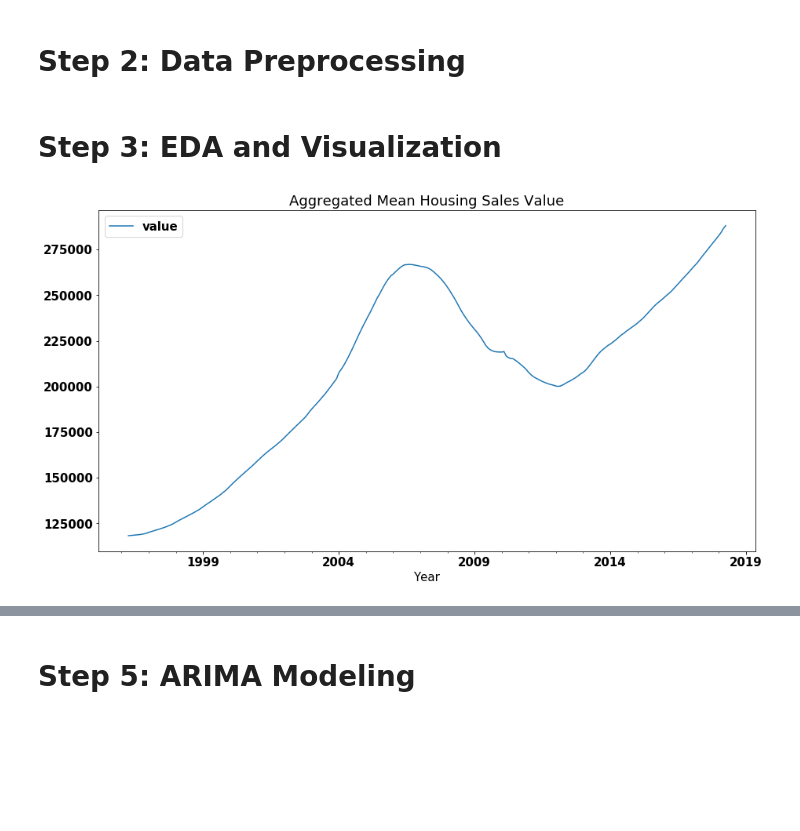
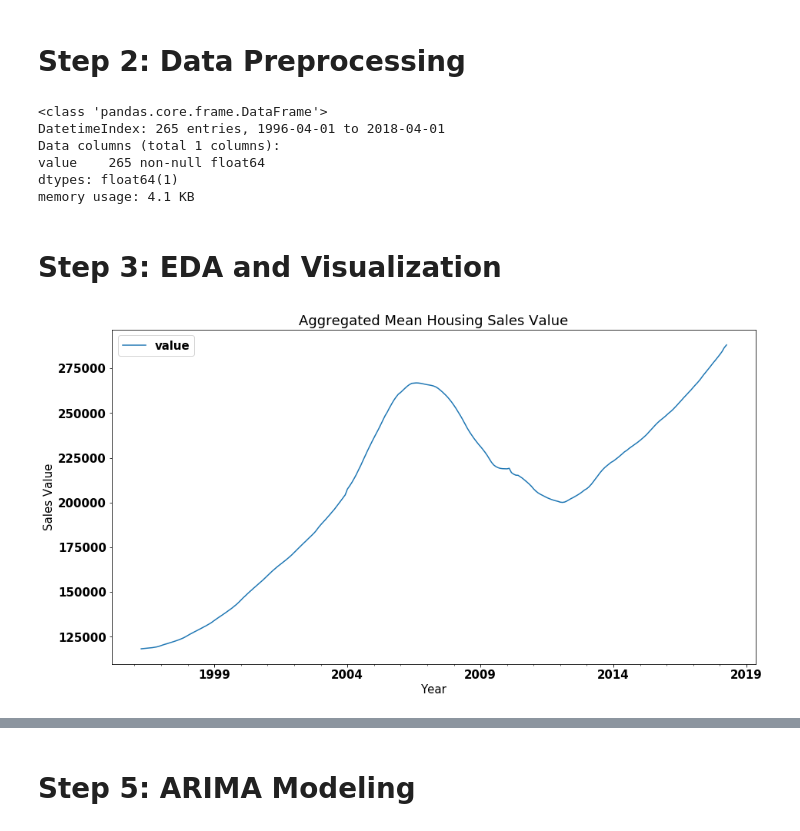
Before and after one commit to nedaresa/Recommending-Real-Estate-Investments-Using-Time-Series-Models, a Jupyter notebook: mod_4_starter_notebook.ipynb, the cells around one changed output, grey strips where cells are left out. Cells and saved outputs as stored; diff of their text form; code cells hidden in the pictures; blank space fills up the shorter version.

```diff
--- a/mod_4_starter_notebook.ipynb
+++ b/mod_4_starter_notebook.ipynb
@@ -62,6 +61,15 @@ def melt_data(df):
     melted = melted.dropna(subset=['value'])
     return melted.groupby('time').aggregate({'value':'mean'})
 # %%
-processed_df = melt_data(zillow_df)
+zillow_df = melt_data(zillow_df)
+# %%
+zillow_df.info()
+# %% [output]
+<class 'pandas.core.frame.DataFrame'>
+DatetimeIndex: 265 entries, 1996-04-01 to 2018-04-01
+Data columns (total 1 columns):
+value    265 non-null float64
+dtypes: float64(1)
+memory usage: 4.1 KB
 # %% [markdown]
 # Step 3: EDA and Visualization
@@ -76,19 +76,19 @@ matplotlib.rc('font', **font)
 # %%
 import matplotlib
 import matplotlib.pyplot as plt
 %matplotlib inline
 
 font = {'family' : 'normal',
         'weight' : 'bold',
         'size'   : 15}
 
 matplotlib.rc('font', **font)
 
-processed_df.plot(figsize=(15,8))
+zillow_df.plot(figsize=(15,8))
 plt.title("Aggregated Mean Housing Sales Value")
 plt.xlabel("Year")
-plt.xlabel("Year")
+plt.ylabel("Sales Value")
 plt.legend(loc=2)
 plt.show()
 # %% [output]
-[figure, old version]
+[figure, new version]
```
Also changed, not shown: parts of 32 cells of this notebook, 7 other files.
